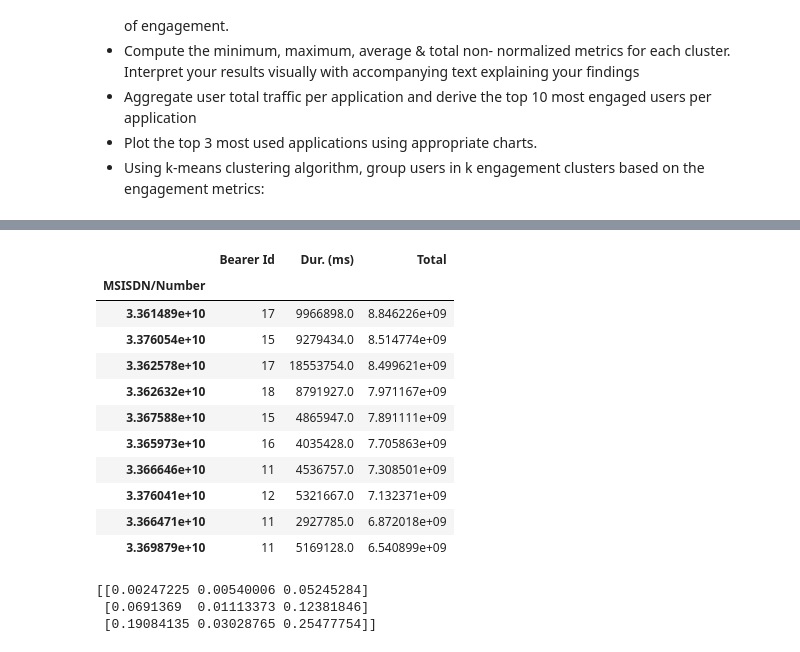
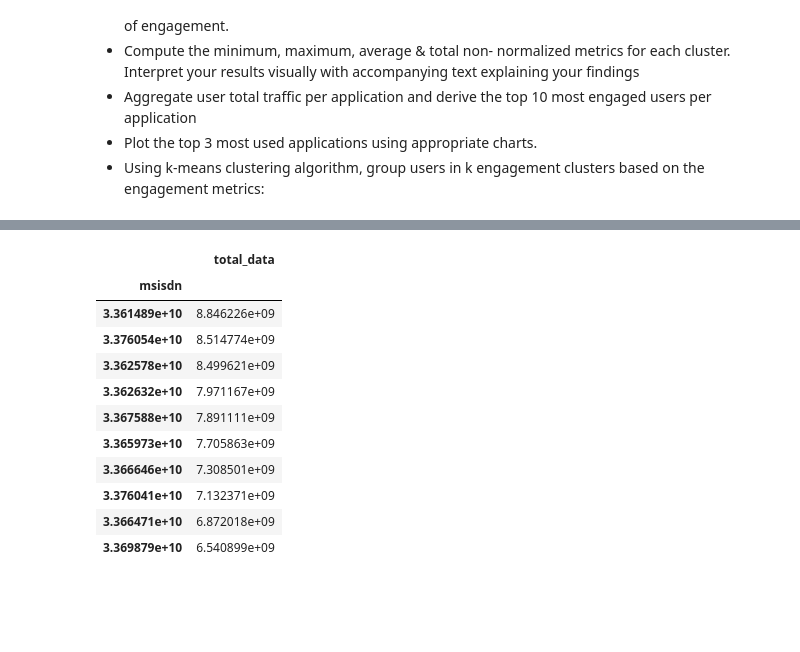
Before and after one commit to Bina-man/Telecom-Data, a Jupyter notebook: notebooks/User Engagement analysis.ipynb, the cells around one changed output, grey strips where cells are left out. Drawn from its saved outputs; the diff is of its cells as text; code cells hidden in the pictures; blank space fills up the shorter version.

```diff
--- a/notebooks/User Engagement analysis.ipynb
+++ b/notebooks/User Engagement analysis.ipynb
@@ -43,0 +31,7 @@ df_task2.head()
+# %%
+CSV_PATH = "../data/cleaned_df.csv"
+# %%
+
+TelecomHelper = TelecomHelper()
+# %%
+df = TelecomHelper.read_csv(CSV_PATH)
@@ -44 +40,3 @@ df_task2.head()
+# %%
+renamed_df = df.rename(columns={'msisdn/number': 'msisdn', 'dur._(ms)': 'duration' })
 # %%
@@ -74,15 +95,17 @@ df_task2.sort_values(by='Dur. (ms)', ascending=False).head(10)
 # %%
-df_task2.sort_values(by='Total', ascending=False).head(10)
+agg_by_data = renamed_df.groupby('msisdn').agg({'total_data': 'sum'})
+traffic_metric = agg_by_data.sort_values(by=['total_data'], ascending = False)
+traffic_metric.head(10)
 # %% [output]
-|  | Bearer Id | Dur. (ms) | Total |
-| MSISDN/Number |  |  |  |
-| 3.361489e+10 | 17 | 9966898.0 | 8.846226e+09 |
-| 3.376054e+10 | 15 | 9279434.0 | 8.514774e+09 |
-| 3.362578e+10 | 17 | 18553754.0 | 8.499621e+09 |
-| 3.362632e+10 | 18 | 8791927.0 | 7.971167e+09 |
-| 3.367588e+10 | 15 | 4865947.0 | 7.891111e+09 |
-| 3.365973e+10 | 16 | 4035428.0 | 7.705863e+09 |
-| 3.366646e+10 | 11 | 4536757.0 | 7.308501e+09 |
-| 3.376041e+10 | 12 | 5321667.0 | 7.132371e+09 |
-| 3.366471e+10 | 11 | 2927785.0 | 6.872018e+09 |
-| 3.369879e+10 | 11 | 5169128.0 | 6.540899e+09 |
+|  | total_data |
+| msisdn |  |
+| 3.361489e+10 | 8.846226e+09 |
+| 3.376054e+10 | 8.514774e+09 |
+| 3.362578e+10 | 8.499621e+09 |
+| 3.362632e+10 | 7.971167e+09 |
+| 3.367588e+10 | 7.891111e+09 |
+| 3.365973e+10 | 7.705863e+09 |
+| 3.366646e+10 | 7.308501e+09 |
+| 3.376041e+10 | 7.132371e+09 |
+| 3.366471e+10 | 6.872018e+09 |
+| 3.369879e+10 | 6.540899e+09 |
@@ -98,6 +111,0 @@ kmeans = KMeans(n_clusters=3).fit(df_normalized)
-# %%
-print(kmeans.cluster_centers_)
-# %% [output]
-[[0.00247225 0.00540006 0.05245284]
- [0.0691369  0.01113373 0.12381846]
- [0.19084135 0.03028765 0.25477754]]
```
Also changed, not shown: parts of 25 cells of this notebook, 2 other files.
